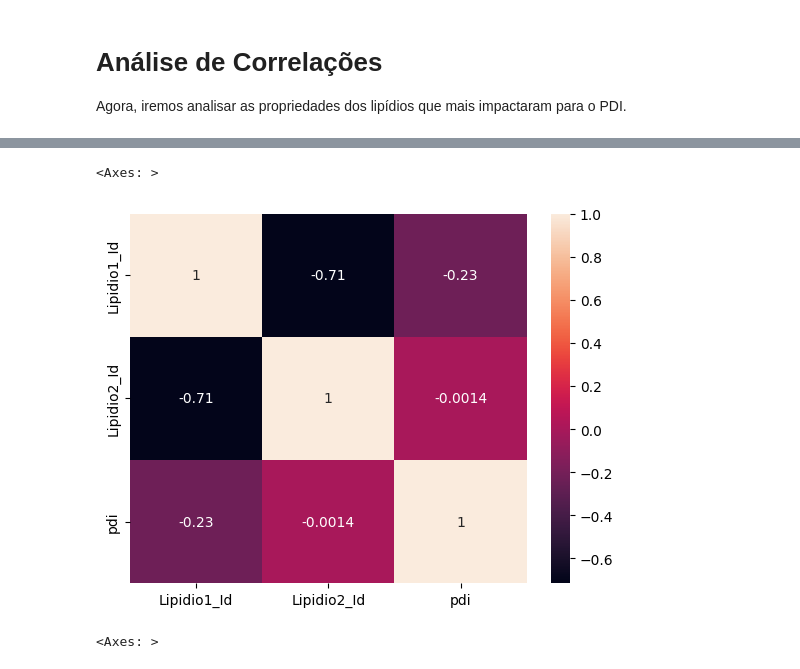
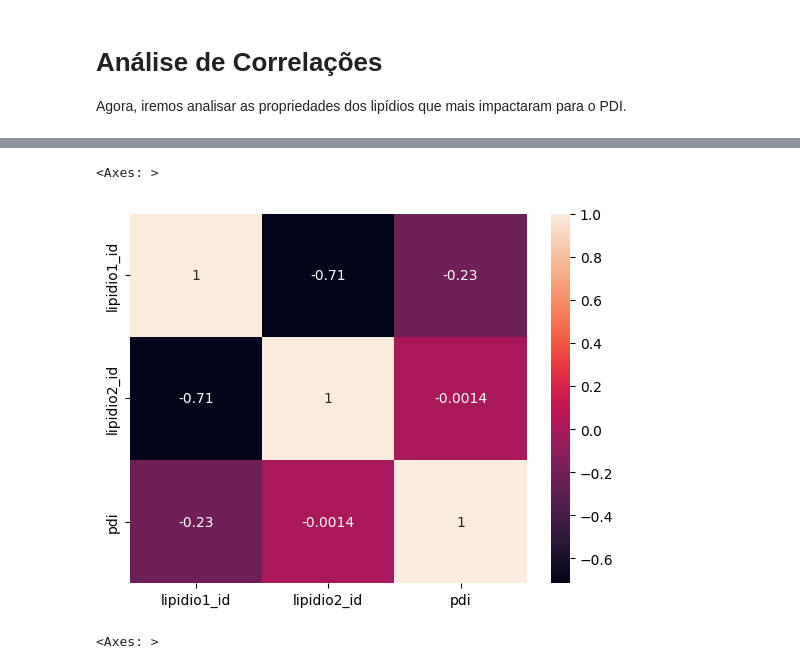
Before and after one commit to brfiso/PyNanoEmulsion, a Jupyter notebook: AnaliseFormulacoes.ipynb, the cells around one changed output, grey strips where cells are left out. Cells and saved outputs as stored; diff of their text form; code cells hidden in the pictures.

```diff
--- a/AnaliseFormulacoes.ipynb
+++ b/AnaliseFormulacoes.ipynb
@@ -8,6 +8,7 @@ from sklearn.calibration import LabelEncoder
 É importante observar que a planilha de formulações foi unida à planilha com as informações sobre os lipídios.
 # %%
 df = pd.read_csv('FormulacoesNano.csv', sep=';', encoding='utf-8-sig')
+df.columns = df.columns.str.lower()
 df.head()
 # %% [output]
 |  | formulacao | manteiga_1 | manteiga_2 | oleo | perc_manteiga_1 | perc_manteiga_2 | perc_tensoativo | ... |
@@ -130,9 +131,9 @@ df[df['pdi'] < 0.3][['Lipidio1','Lipidio2']].value_counts().reset_index()
 | 9 | Manteiga de Manga | Óleo de andiroba | 1 |
 | 10 | Manteiga de cupuaçu | Óleo de Açaí | 1 |
 # %%
-df['Lipidio1_Id'] = LabelEncoder().fit_transform(df['Lipidio1'])
-df['Lipidio2_Id'] = LabelEncoder().fit_transform(df['Lipidio2'])
+df['lipidio1_id'] = LabelEncoder().fit_transform(df['lipidio1'])
+df['lipidio2_id'] = LabelEncoder().fit_transform(df['lipidio2'])
 
-sns.heatmap(df[['Lipidio1_Id', 'Lipidio2_Id', 'perc_tensoativo', 'PontoDeNuvem','Translucida', 'Perc_Ac_Palmitico1', 'Perc_Ac_Palmitico2', 'pdi']].corr())
+sns.heatmap(df[['lipidio1_id', 'lipidio2_id', 'perc_tensoativo', 'pontodenuvem','translucida', 'perc_ac_palmitico1', 'perc_ac_palmitico2', 'pdi']].corr())
 # %% [output]
 <Axes: >
@@ -158,7 +159,7 @@ df
 Agora, iremos analisar as propriedades dos lipídios que mais impactaram para o PDI.
 # %%
 print(df.columns)
-df.drop(columns=['formulacao', 'Translucida', 'PontoDeNuvem'], inplace=True)
+df.drop(columns=['formulacao', 'translucida', 'pontodenuvem'], inplace=True)
 df = df.fillna(0)
 # %% [output]
 Index(['formulacao', 'manteiga_1', 'manteiga_2', 'oleo', 'perc_manteiga_1',
@@ -179,10 +180,10 @@ Index(['formulacao', 'manteiga_1', 'manteiga_2', 'oleo', 'perc_manteiga_1',
       dtype='object')
 # %%
-df['Lipidio1_Id'] = LabelEncoder().fit_transform(df['Lipidio1'])
-df['Lipidio2_Id'] = LabelEncoder().fit_transform(df['Lipidio2'])
+df['lipidio1_id'] = LabelEncoder().fit_transform(df['lipidio1'])
+df['lipidio2_id'] = LabelEncoder().fit_transform(df['lipidio2'])
 
 # Vamos remover o Perc_Ac_Araquidico 1 e 2 porque estão preenchidos apenas em 1 formulação
-df = df.drop(columns=['Perc_Ac_Vacenico1', 'Perc_Ac_Vacenico2', 'Perc_Ac_Caprico1', 'Perc_Ac_Caprico2', 'Perc_Ac_Araquidico1', 'Perc_Ac_Araquidico2'])
+# df = df.drop(columns=['perc_ac_vacenico1', 'perc_ac_vacenico2', 'perc_ac_caprico1', 'perc_ac_caprico2', 'perc_ac_araquidico1', 'perc_ac_araquidico2'])
 corr_matrix = df.corr(numeric_only=True)
 
 
@@ -215,8 +213,8 @@ corr_matrix.sort_values(by='pdi')
 # %%
-df[['Lipidio1_Id', 'Lipidio2_Id', 'pdi']].corr()
+df[['lipidio1_id', 'lipidio2_id', 'pdi']].corr()
 
-sns.heatmap(df[['Lipidio1_Id', 'Lipidio2_Id', 'pdi']].corr(), annot=True)
+sns.heatmap(df[['lipidio1_id', 'lipidio2_id', 'pdi']].corr(), annot=True)
 # %% [output]
 <Axes: >
-[figure, old version]
+[figure, new version]
 # %%
```
Also changed, not shown: parts of 17 cells of this notebook.
